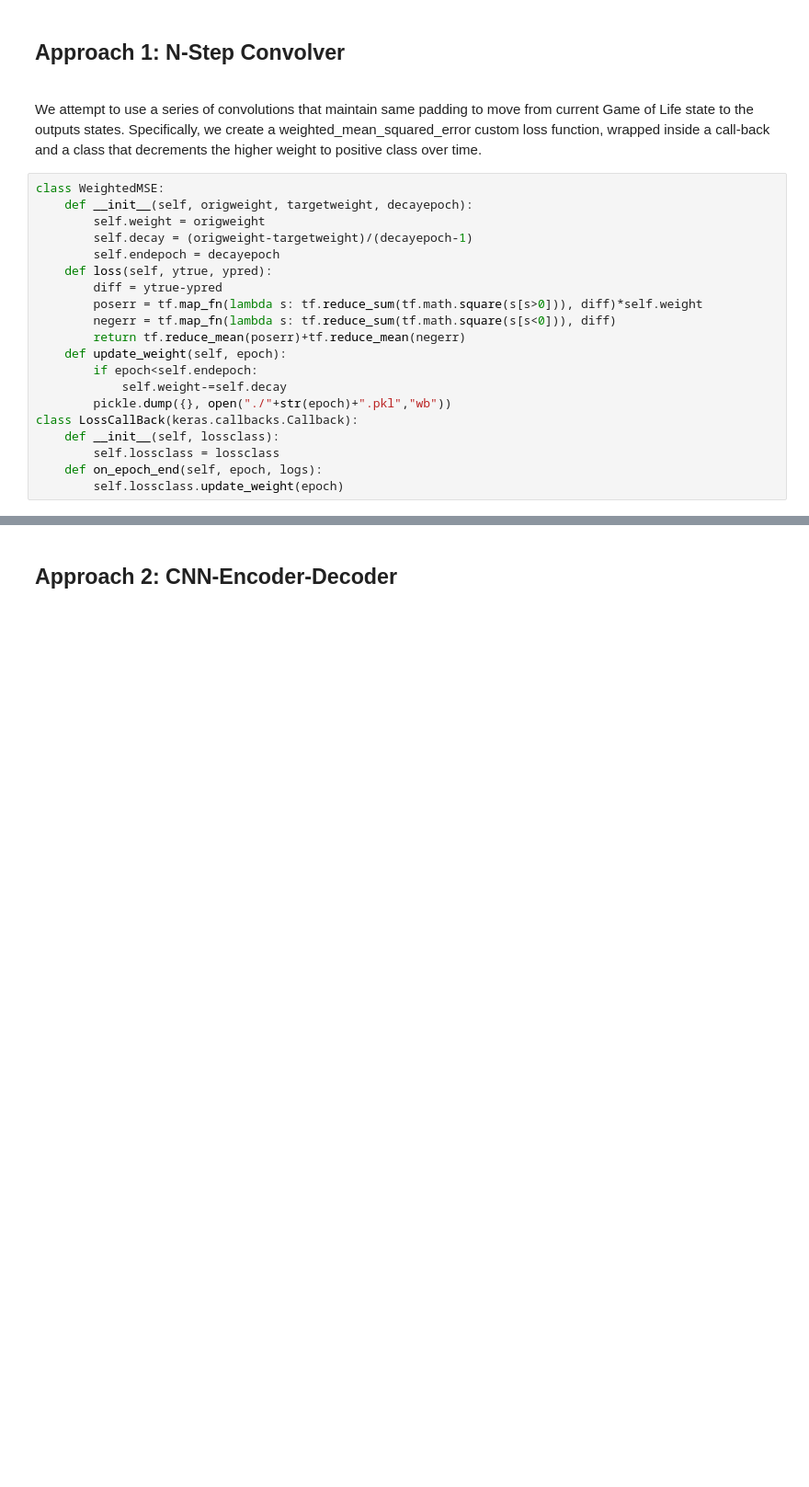
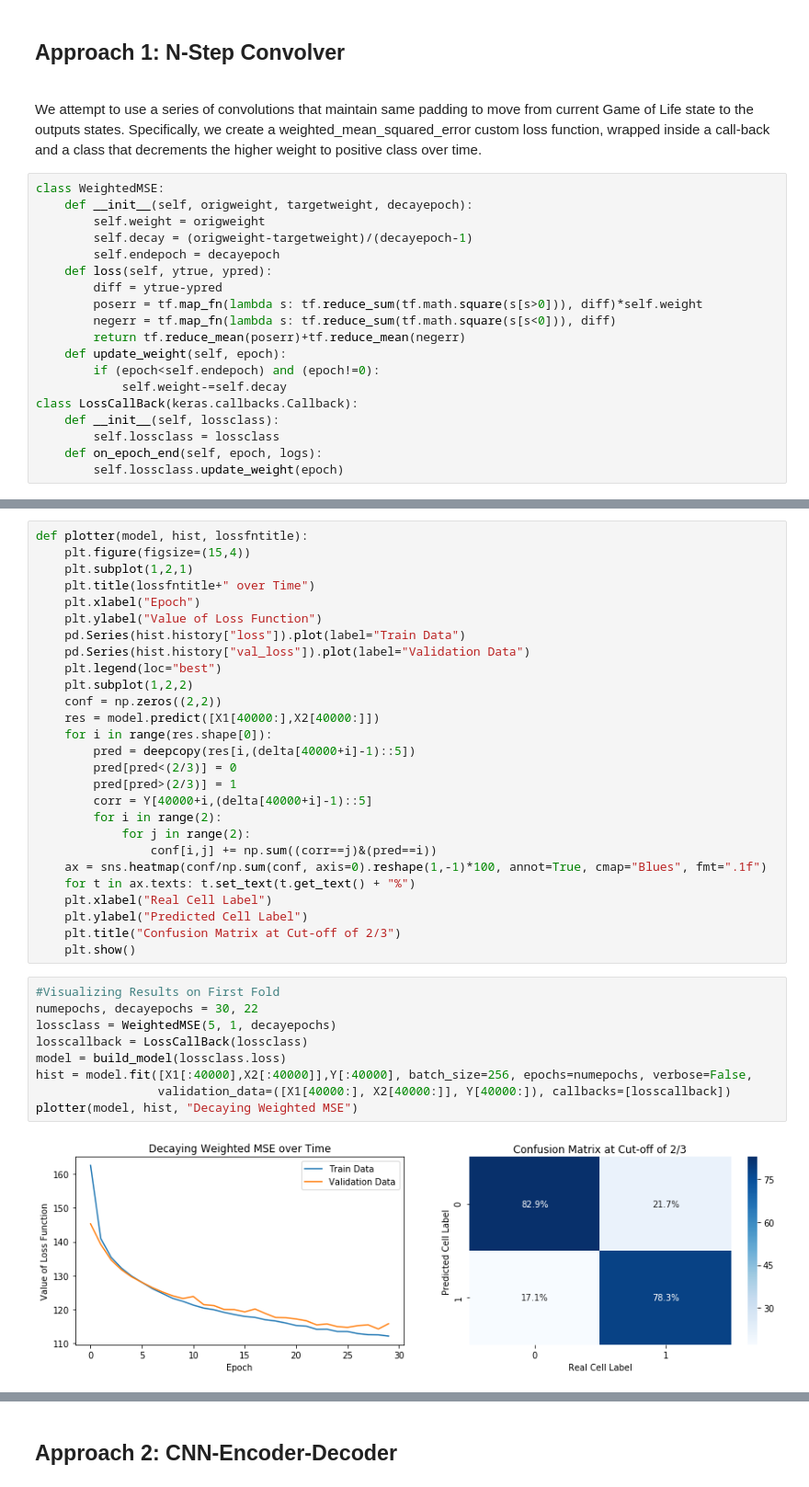
Before and after one commit to navyamehta/ai-research-projects, a Jupyter notebook: kaggle-GOL-CNN-encoder/Game of Life Reversal.ipynb, the cells around one changed output, grey strips where cells are left out. Shown at 92% size. Drawn from its saved outputs; the diff is of its cells as text; blank space fills up the shorter version.

Commit message:
WeightedMSE Class and Callbacks

```diff
--- a/kaggle-GOL-CNN-encoder/Game of Life Reversal.ipynb
+++ b/kaggle-GOL-CNN-encoder/Game of Life Reversal.ipynb
@@ -51,9 +51,8 @@ class WeightedMSE:
         negerr = tf.map_fn(lambda s: tf.reduce_sum(tf.math.square(s[s<0])), diff)
         return tf.reduce_mean(poserr)+tf.reduce_mean(negerr)
     def update_weight(self, epoch):
-        if epoch<self.endepoch:
+        if (epoch<self.endepoch) and (epoch!=0):
             self.weight-=self.decay
-        pickle.dump({}, open("./"+str(epoch)+".pkl","wb"))
 class LossCallBack(keras.callbacks.Callback):
     def __init__(self, lossclass):
         self.lossclass = lossclass
@@ -100,3 +97,41 @@ Total params: 210,245
 Trainable params: 210,245
 Non-trainable params: 0
 __________________________________________________________________________________________________
+# %%
+def plotter(model, hist, lossfntitle):
+    plt.figure(figsize=(15,4))
+    plt.subplot(1,2,1)
+    plt.title(lossfntitle+" over Time")
+    plt.xlabel("Epoch")
+    plt.ylabel("Value of Loss Function")
+    pd.Series(hist.history["loss"]).plot(label="Train Data")
+    pd.Series(hist.history["val_loss"]).plot(label="Validation Data")
+    plt.legend(loc="best")
+    plt.subplot(1,2,2)
+    conf = np.zeros((2,2))
+    res = model.predict([X1[40000:],X2[40000:]])
+    for i in range(res.shape[0]):
+        pred = deepcopy(res[i,(delta[40000+i]-1)::5])
+        pred[pred<(2/3)] = 0
+        pred[pred>(2/3)] = 1
+        corr = Y[40000+i,(delta[40000+i]-1)::5]
+        for i in range(2):
+            for j in range(2):
+                conf[i,j] += np.sum((corr==j)&(pred==i))
+    ax = sns.heatmap(conf/np.sum(conf, axis=0).reshape(1,-1)*100, annot=True, cmap="Blues", fmt=".1f")
+    for t in ax.texts: t.set_text(t.get_text() + "%")
+    plt.xlabel("Real Cell Label")
+    plt.ylabel("Predicted Cell Label")
+    plt.title("Confusion Matrix at Cut-off of 2/3")
+    plt.show()
+# %%
+#Visualizing Results on First Fold
+numepochs, decayepochs = 30, 22
+lossclass = WeightedMSE(5, 1, decayepochs)
+losscallback = LossCallBack(lossclass)
+model = build_model(lossclass.loss)
+hist = model.fit([X1[:40000],X2[:40000]],Y[:40000], batch_size=256, epochs=numepochs, verbose=False,
+                 validation_data=([X1[40000:], X2[40000:]], Y[40000:]), callbacks=[losscallback])
+plotter(model, hist, "Decaying Weighted MSE")
+# %% [output]
+[figure, added]
```
Also changed, not shown: parts of 10 cells of this notebook.
